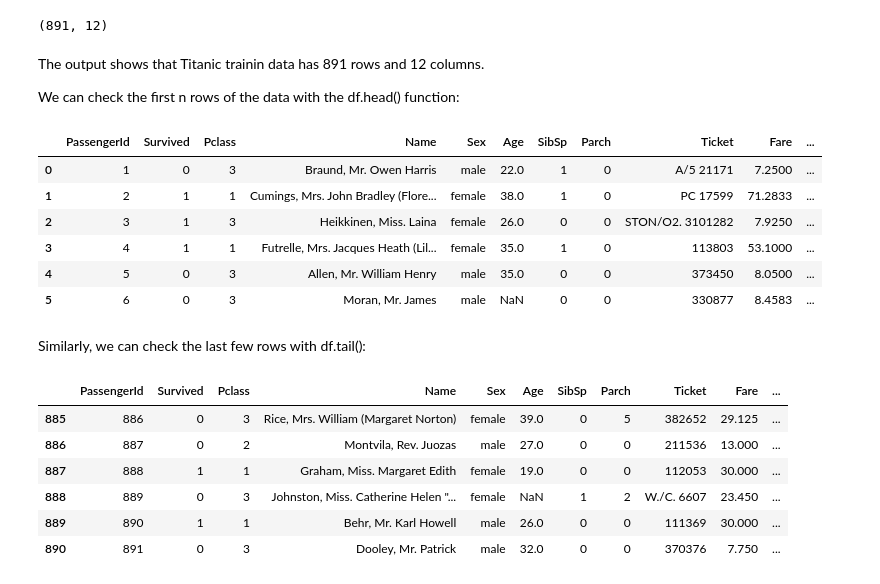
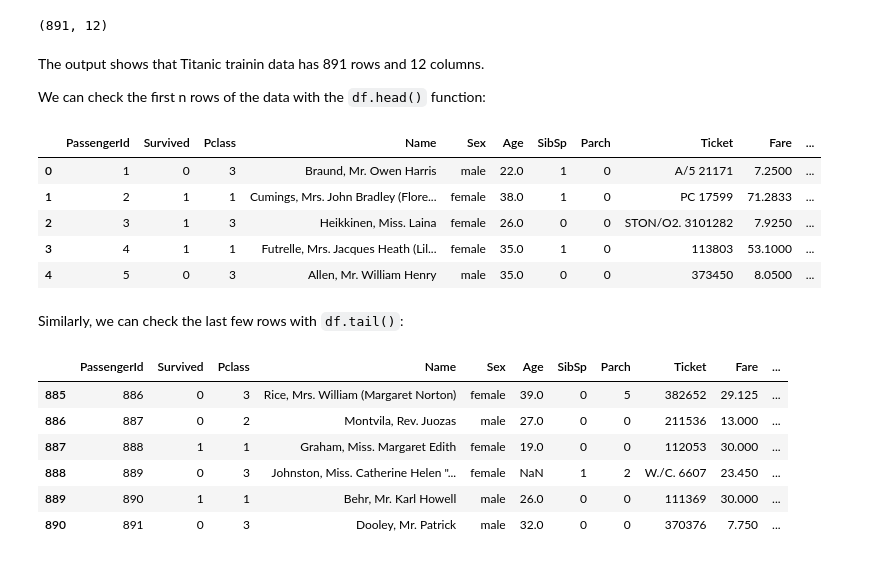
Before and after one commit to kevin7lou/Data-Science-Learning-Notes, a Jupyter notebook: doc/Python-for-Data-Analysis/S2D09-pandas-dataframes.ipynb, the cells around one changed output. Saved outputs shown, nothing was run; the diff lists cells and outputs as text; code cells hidden in the pictures.

```diff
--- a/doc/Python-for-Data-Analysis/S2D09-pandas-dataframes.ipynb
+++ b/doc/Python-for-Data-Analysis/S2D09-pandas-dataframes.ipynb
@@ -293,7 +308,7 @@ Exploring data is an important first step in most data analyses. DataFrames come
 
 First, let's load in data set to explore: the Titanic Disaster training data. (We will cover reading and writing data in more detail in the next lesson.).
 # %%
-titanic_train = pd.read_csv("../input/train.csv")
+titanic_train = pd.read_csv("https://code.datasciencedojo.com/datasciencedojo/tutorials/raw/master/Datasets/titanic.csv")
 
 type(titanic_train)
 # %% [output]
@@ -307,19 +322,18 @@ titanic_train.shape      # Check dimensions
 # %% [markdown]
 The output shows that Titanic trainin data has 891 rows and 12 columns.
 
-We can check the first n rows of the data with the df.head() function:
+We can check the first n rows of the data with the `df.head()` function:
 # %%
-titanic_train.head(6)    # Check the first 6 rows
+titanic_train.head()    # Check the first 5 rows
 # %% [output]
 |  | PassengerId | Survived | Pclass | Name | Sex | Age | SibSp | Parch | Ticket | Fare | ... |
 | 0 | 1 | 0 | 3 | Braund, Mr. Owen Harris | male | 22.0 | 1 | 0 | A/5 21171 | 7.2500 | ... |
 | 1 | 2 | 1 | 1 | Cumings, Mrs. John Bradley (Flore... | female | 38.0 | 1 | 0 | PC 17599 | 71.2833 | ... |
 | 2 | 3 | 1 | 3 | Heikkinen, Miss. Laina | female | 26.0 | 0 | 0 | STON/O2. 3101282 | 7.9250 | ... |
 | 3 | 4 | 1 | 1 | Futrelle, Mrs. Jacques Heath (Lil... | female | 35.0 | 1 | 0 | 113803 | 53.1000 | ... |
 | 4 | 5 | 0 | 3 | Allen, Mr. William Henry | male | 35.0 | 0 | 0 | 373450 | 8.0500 | ... |
-| 5 | 6 | 0 | 3 | Moran, Mr. James | male | NaN | 0 | 0 | 330877 | 8.4583 | ... |
 # %% [markdown]
-Similarly, we can check the last few rows with df.tail():
+Similarly, we can check the last few rows with `df.tail()`:
 # %%
 titanic_train.tail(6)   # Check the last 6 rows
 # %% [output]
```
Also changed, not shown: parts of 15 cells of this notebook, 6 other files.
